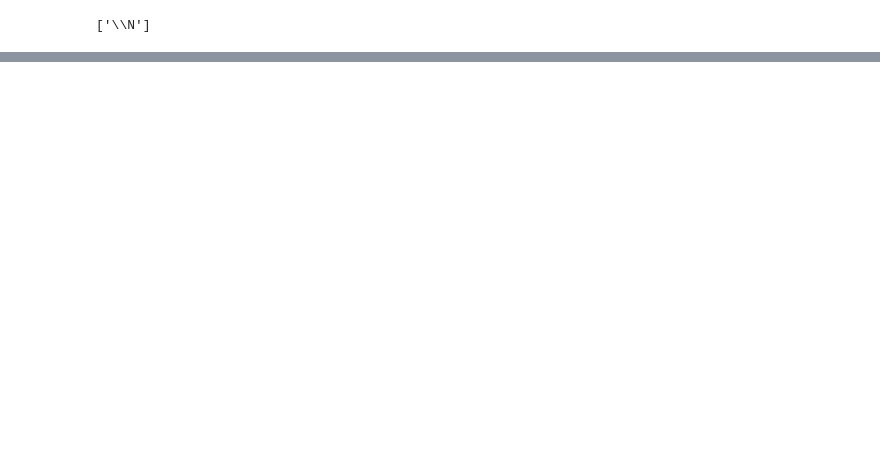
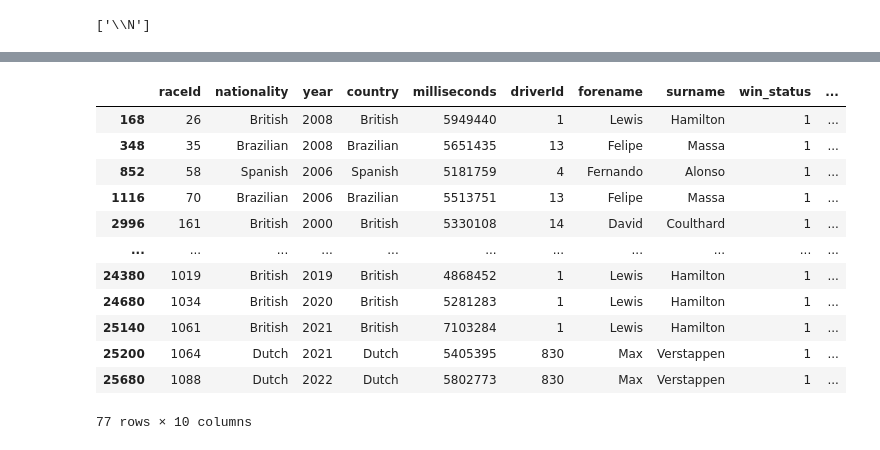
Before and after one commit to sesshayne/QTM151FinalProject, a Jupyter notebook: final_project_neha.ipynb, the cells around one changed output, grey strips where cells are left out. Saved outputs shown, nothing was run; the diff lists cells and outputs as text; code cells hidden in the pictures; blank space fills up the shorter version.

```diff
--- a/final_project_neha.ipynb
+++ b/final_project_neha.ipynb
@@ -74,0 +123,16 @@ results_merge_final = results_merge_final.dropna()
+# %%
+display(hometown_winner)
+# %% [output]
+|  | raceId | nationality | year | country | milliseconds | driverId | forename | surname | win_status | ... |
+| 168 | 26 | British | 2008 | British | 5949440 | 1 | Lewis | Hamilton | 1 | ... |
+| 348 | 35 | Brazilian | 2008 | Brazilian | 5651435 | 13 | Felipe | Massa | 1 | ... |
+| 852 | 58 | Spanish | 2006 | Spanish | 5181759 | 4 | Fernando | Alonso | 1 | ... |
+| 1116 | 70 | Brazilian | 2006 | Brazilian | 5513751 | 13 | Felipe | Massa | 1 | ... |
+| 2996 | 161 | British | 2000 | British | 5330108 | 14 | David | Coulthard | 1 | ... |
+| ... | ... | ... | ... | ... | ... | ... | ... | ... | ... | ... |
+| 24380 | 1019 | British | 2019 | British | 4868452 | 1 | Lewis | Hamilton | 1 | ... |
+| 24680 | 1034 | British | 2020 | British | 5281283 | 1 | Lewis | Hamilton | 1 | ... |
+| 25140 | 1061 | British | 2021 | British | 7103284 | 1 | Lewis | Hamilton | 1 | ... |
+| 25200 | 1064 | Dutch | 2021 | Dutch | 5405395 | 830 | Max | Verstappen | 1 | ... |
+| 25680 | 1088 | Dutch | 2022 | Dutch | 5802773 | 830 | Max | Verstappen | 1 | ... |
+77 rows × 10 columns
```
Also changed, not shown: parts of 9 cells of this notebook.
